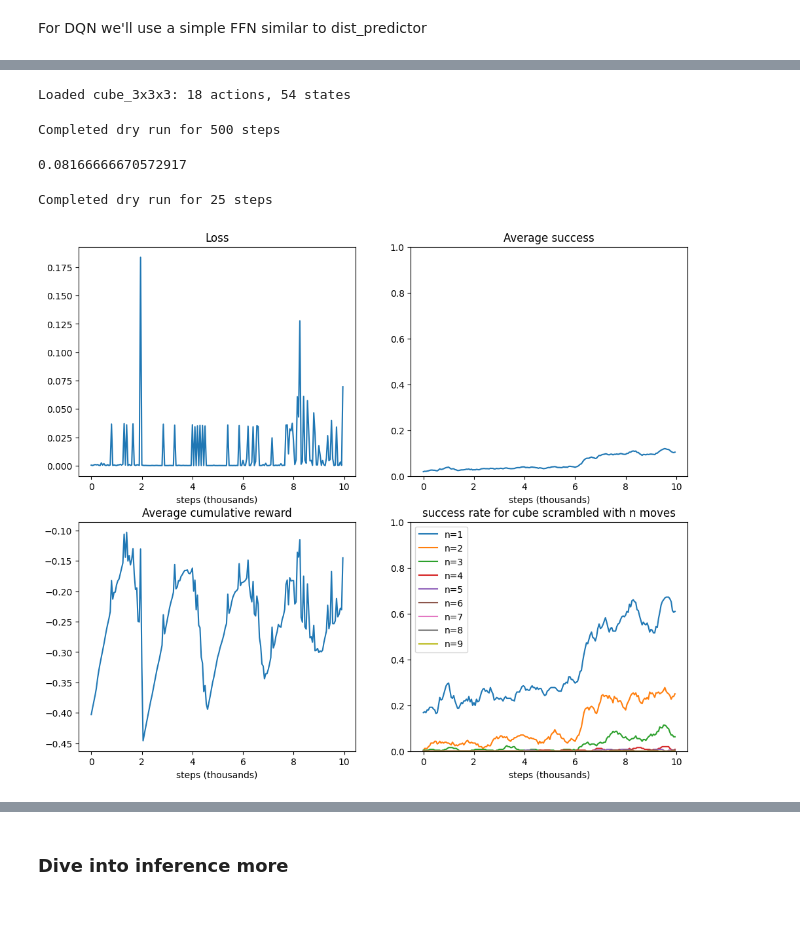
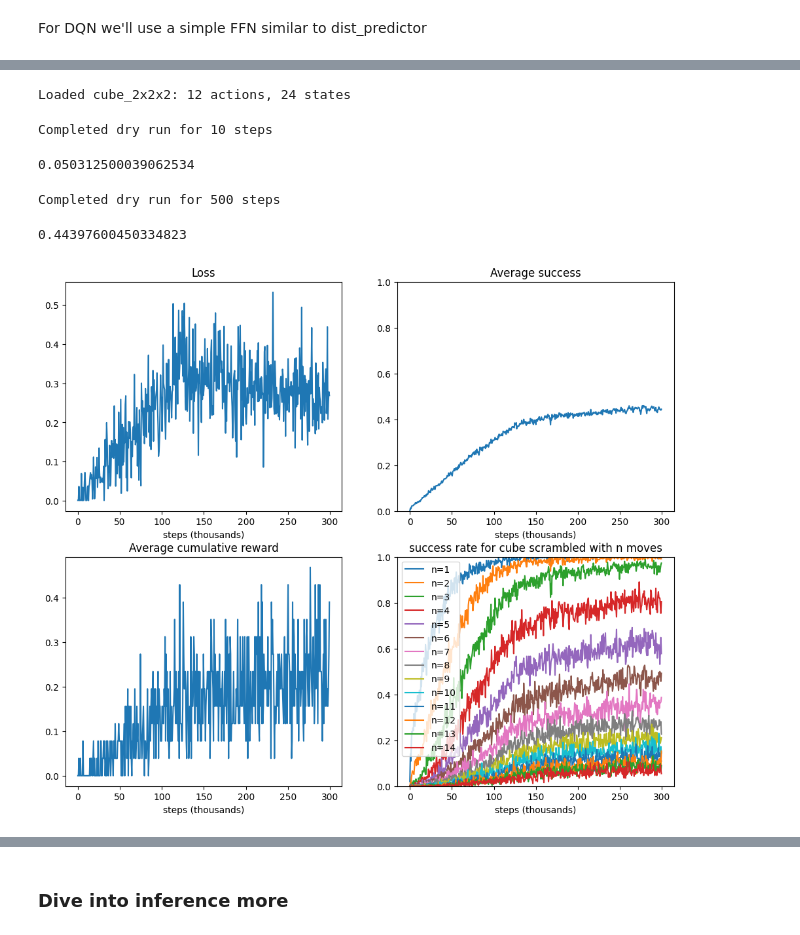
Before and after one commit to LeonY117/polytope-permutation, a Jupyter notebook: agent.ipynb, the cells around one changed output, grey strips where cells are left out. Drawn from its saved outputs; the diff is of its cells as text; code cells hidden in the pictures.

```diff
--- a/agent.ipynb
+++ b/agent.ipynb
@@ -298,30 +308,26 @@ ec = env_config.copy()
 ac = agent_config.copy()
 
 env = PuzzleEnv(ec)
-# agent = NStepAgent(ac)
-agent = OneStepAgent(ac)
+agent = NStepAgent(ac)
+# agent = OneStepAgent(ac)
 
-train(env, agent, history, episodes=200, episode_length=ec["max_steps"], dry_run=500)
+train(env, agent, history, episodes=500, episode_length=ec["max_steps"], dry_run=10)
+# train(env, agent, history, episodes=200, episode_length=50, dry_run=10)
 # train(env, agent, history, episodes=1, episode_length=1, dry_run=25)
 print(sum(history["avg_success"][-100:]) / len(history["avg_success"][-100:]))
 # print(history["avg_success"][-1])
 # %% [output]
-Loaded cube_3x3x3: 18 actions, 54 states
+Loaded cube_2x2x2: 12 actions, 24 states
-Completed dry run for 500 steps
+Completed dry run for 10 steps
-0.08166666670572917
+0.050312500039062534
 # %%
-train(env, agent, history, episodes=400, episode_length=ec["max_steps"], dry_run=25)
+train(env, agent, history, episodes=5000, episode_length=ec["max_steps"], dry_run=500)
+print(sum(history["avg_success"][-100:]) / len(history["avg_success"][-100:]))
 # %% [output]
-Completed dry run for 25 steps
+Completed dry run for 500 steps
+0.44397600450334823
-# %%
-# agent._eps()
-# epsilon_end = 0.05
-# epsilon_start = 0.5
-# epsilon_decay = 2000
-# steps = 5000
-# epsilon_end + (epsilon_start - epsilon_end) * math.exp(-1.0 * steps / epsilon_decay)
-
-plot_history(history, episode_length=50)
-# %% [output]
-[figure, removed]
+# %%
+plot_history(history, episode_length=30)
+# %% [output]
+[figure, added]
 # %%
```
Also changed, not shown: parts of 7 cells of this notebook.
